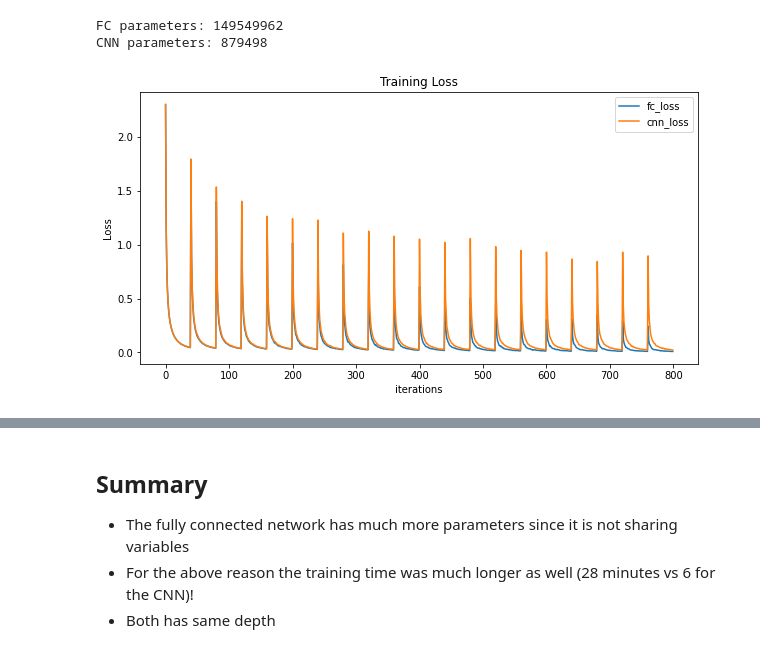
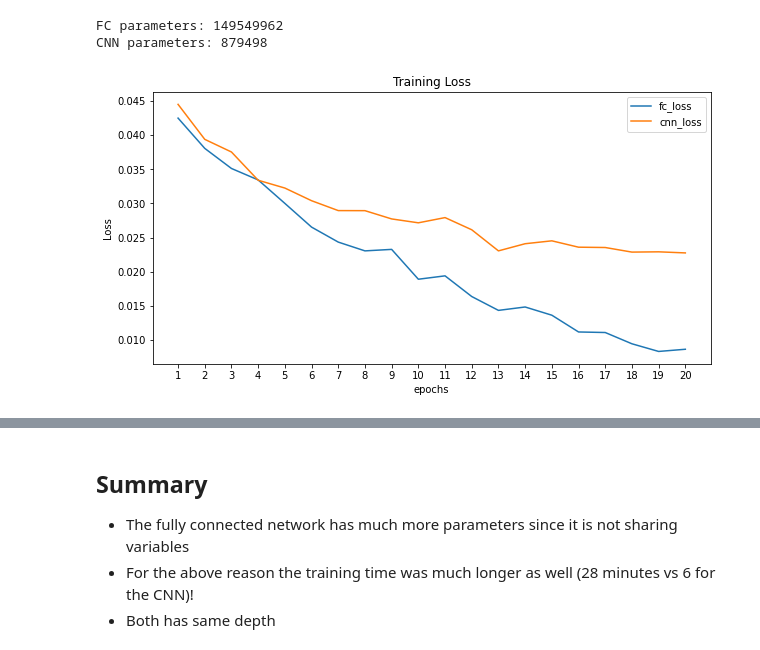
Before and after one commit to aryeko/DeepLearning-TAU, a Jupyter notebook: Ex2/Ex2 - Q1 - CIFAR10.ipynb, the cells around one changed output, grey strips where cells are left out. Cells and saved outputs as stored; diff of their text form; code cells hidden in the pictures.

```diff
--- a/Ex2/Ex2 - Q1 - CIFAR10.ipynb
+++ b/Ex2/Ex2 - Q1 - CIFAR10.ipynb
@@ -116,13 +118,32 @@ class FCNet(nn.Module):
+# %%
+def test_net(net):
+  correct = 0
+  total = 0
+  net.eval()
+  # since we're not training, we don't need to calculate the gradients for our outputs
+  with torch.no_grad():
+      for data in testloader:
+          inputs, labels = data[0].to(device), data[1].to(device)
+          # calculate outputs by running images through the network
+          outputs = net(inputs)
+          # the class with the highest energy is what we choose as prediction
+          _, predicted = torch.max(outputs.data, 1)
+          total += labels.size(0)
+          correct += (predicted == labels).sum().item()
+  accuracy = (100 * correct / total)
+  return accuracy
 # %% [markdown]
 ## Define network training flow
 # %%
 from tqdm import tqdm # progress bar
 
 def train_net(net, optimizer, criterion, epochs=20, print_loss=False):
-    net.to(device) # Send the betwork architecture to the GPU if available
+    net.to(device) # Send the network architecture to the GPU if available
     print_interval = int(batch_size/2)  # 2 prints per batch
     loss_values = []
+    acc_values = []
     for epoch in tqdm(range(epochs)):  # loop over the dataset multiple times
+        net.train()
         running_loss = 0.0
         for i, data in enumerate(trainloader, 0):
             # get the inputs; data is a list of [inputs, labels]
@@ -145,9 +166,14 @@ def train_net(net, optimizer, criterion, epochs=20, print_loss=False):
                   print('[%d, %5d] loss: %.3f' %
                         (epoch + 1, i + 1, running_loss / (i+1)))
                 running_loss = 0.0
+        acc = test_net(net)
+        acc_values.append(acc)
+        if print_loss:
+            print(f'epoch [{epoch}] -> Accuracy: {acc}%')
+
 
     print('Finished Training')
-    return loss_values
+    return loss_values, acc_values
 # %% [markdown]
 ## Define a Loss function, optimizer and train the fully connected net
 - Let's use a Classification Cross-Entropy loss and SGD with momentum.
@@ -159,6 +185,6 @@ fc_net = FCNet()
 criterion = nn.CrossEntropyLoss()
 optimizer = optim.SGD(fc_net.parameters(), lr=0.001, momentum=0.9)
 
-fc_loss_vals = train_net(fc_net, optimizer, criterion)
+fc_loss_vals, fc_accuracy_vals = train_net(fc_net, optimizer, criterion)
 # %% [output]
 Finished Training
@@ -242,7 +249,7 @@ conv_fc_net = ConvFCNet()
 criterion = nn.CrossEntropyLoss()
 optimizer = optim.SGD(conv_fc_net.parameters(), lr=0.001, momentum=0.9)
 
-conv_fc_loss_vals = train_net(conv_fc_net, optimizer, criterion)
+conv_fc_loss_vals, conv_fc_accuracy_vals = train_net(conv_fc_net, optimizer, criterion)
 # %% [output]
 Finished Training
 # %% [markdown]
@@ -267,15 +274,18 @@ print(f"CNN parameters: {calc_num_params(conv_fc_net)}")
 FC parameters: 149549962
 CNN parameters: 879498
 # %%
-fc_loss = [t[2] for t in fc_loss_vals]
-cnn_loss = [t[2] for t in conv_fc_loss_vals]
+from os import EX_PROTOCOL
+num_batches = len(trainloader)
+fc_loss = [t[2] for t in fc_loss_vals if t[1] == num_batches]
+cnn_loss = [t[2] for t in conv_fc_loss_vals if t[1] == num_batches]
 plt.figure(figsize=(10,5))
 plt.title("Training Loss")
 plt.plot(fc_loss,label="fc_loss")
 plt.plot(cnn_loss,label="cnn_loss")
-plt.xlabel("iterations")
+plt.xlabel("epoch")
 plt.ylabel("Loss")
+plt.xticks(np.arange(0, 20), np.arange(1, 21))
 plt.legend()
 plt.show()
 # %% [output]
-[figure, old version]
+[figure, new version]
```
Also changed, not shown: parts of 9 cells of this notebook.
